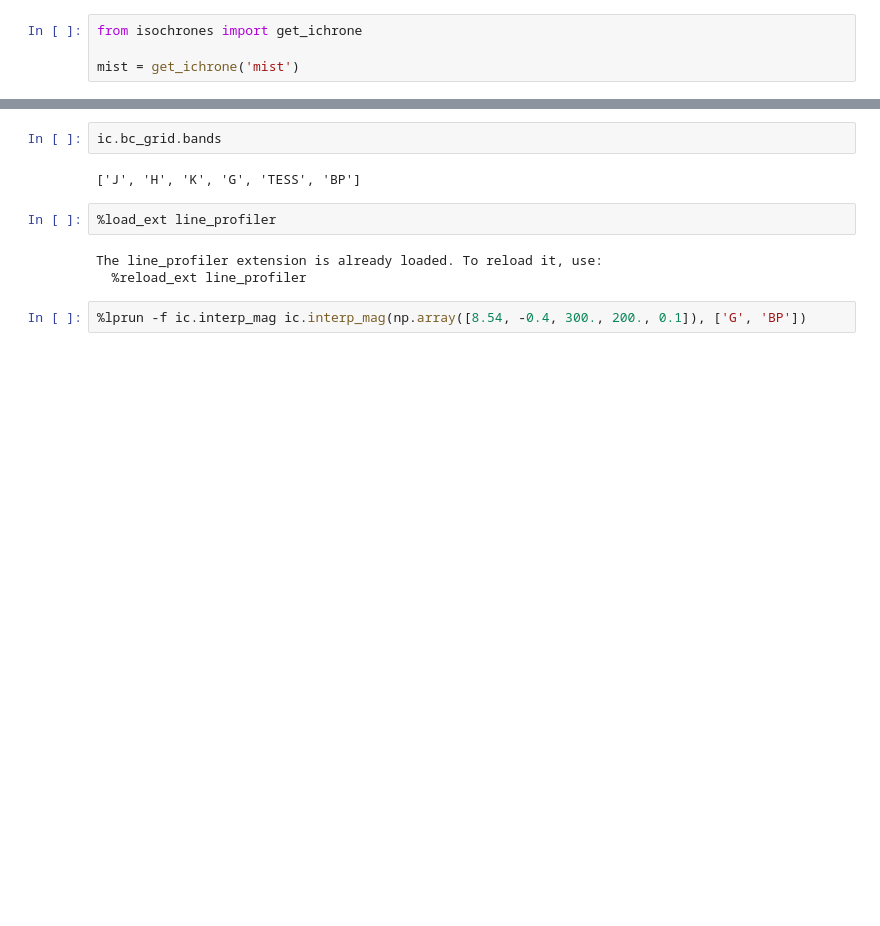
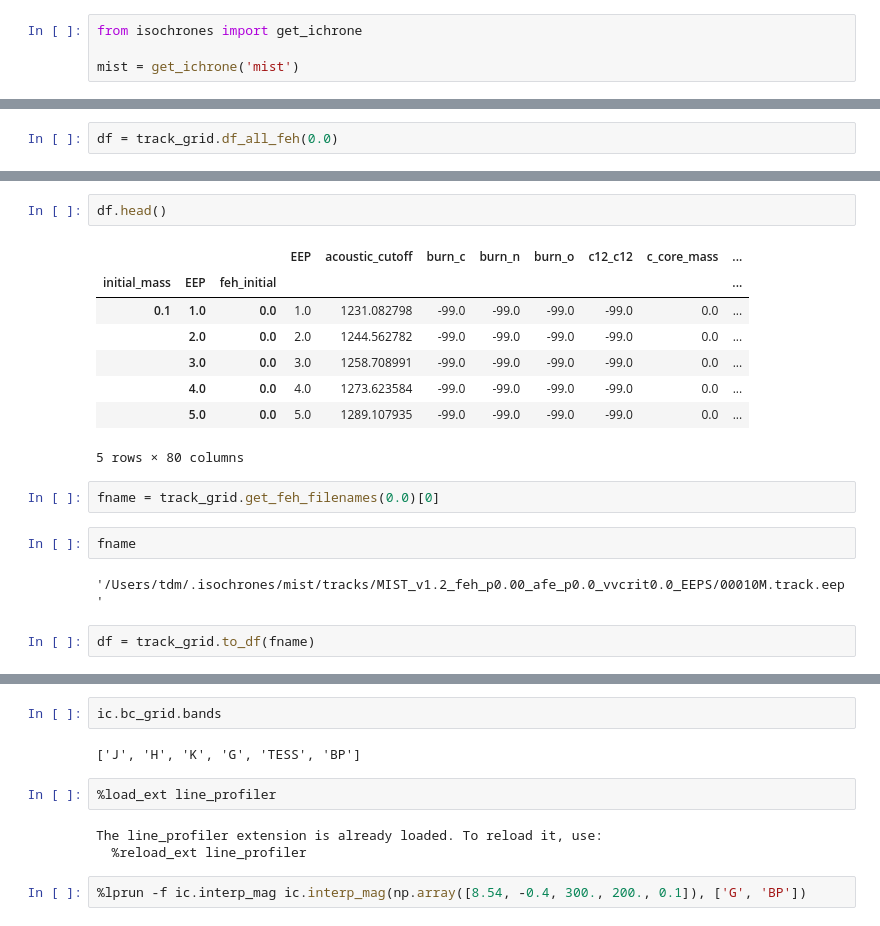
Before and after one commit to timothydmorton/isochrones, a Jupyter notebook: notebooks/BC-explore.ipynb, the cells around one changed output, grey strips where cells are left out. Saved outputs shown, nothing was run; the diff lists cells and outputs as text; blank space fills up the shorter version.

```diff
--- a/notebooks/BC-explore.ipynb
+++ b/notebooks/BC-explore.ipynb
@@ -356,0 +868,2 @@ class ModelGrid(object):
+# %%
+df = track_grid.df_all_feh(0.0)
@@ -356,0 +878,19 @@ class ModelGrid(object):
+# %%
+df.head()
+# %% [output]
+|  |  |  | EEP | acoustic_cutoff | burn_c | burn_n | burn_o | c12_c12 | c_core_mass | ... |
+| initial_mass | EEP | feh_initial |  |  |  |  |  |  |  | ... |
+| 0.1 | 1.0 | 0.0 | 1.0 | 1231.082798 | -99.0 | -99.0 | -99.0 | -99.0 | 0.0 | ... |
+|  | 2.0 | 0.0 | 2.0 | 1244.562782 | -99.0 | -99.0 | -99.0 | -99.0 | 0.0 | ... |
+|  | 3.0 | 0.0 | 3.0 | 1258.708991 | -99.0 | -99.0 | -99.0 | -99.0 | 0.0 | ... |
+|  | 4.0 | 0.0 | 4.0 | 1273.623584 | -99.0 | -99.0 | -99.0 | -99.0 | 0.0 | ... |
+|  | 5.0 | 0.0 | 5.0 | 1289.107935 | -99.0 | -99.0 | -99.0 | -99.0 | 0.0 | ... |
+5 rows × 80 columns
+# %%
+fname = track_grid.get_feh_filenames(0.0)[0]
+# %%
+fname
+# %% [output]
+'/Users/tdm/.isochrones/mist/tracks/MIST_v1.2_feh_p0.00_afe_p0.0_vvcrit0.0_EEPS/00010M.track.eep'
+# %%
+df = track_grid.to_df(fname)
```
Also changed, not shown: parts of 54 cells of this notebook, 1 other file.
